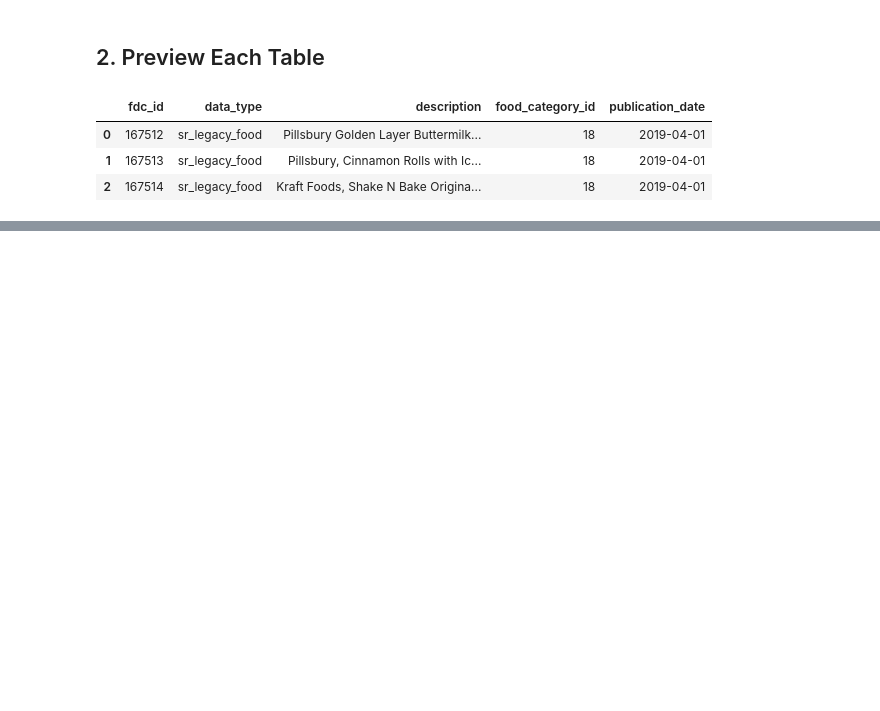
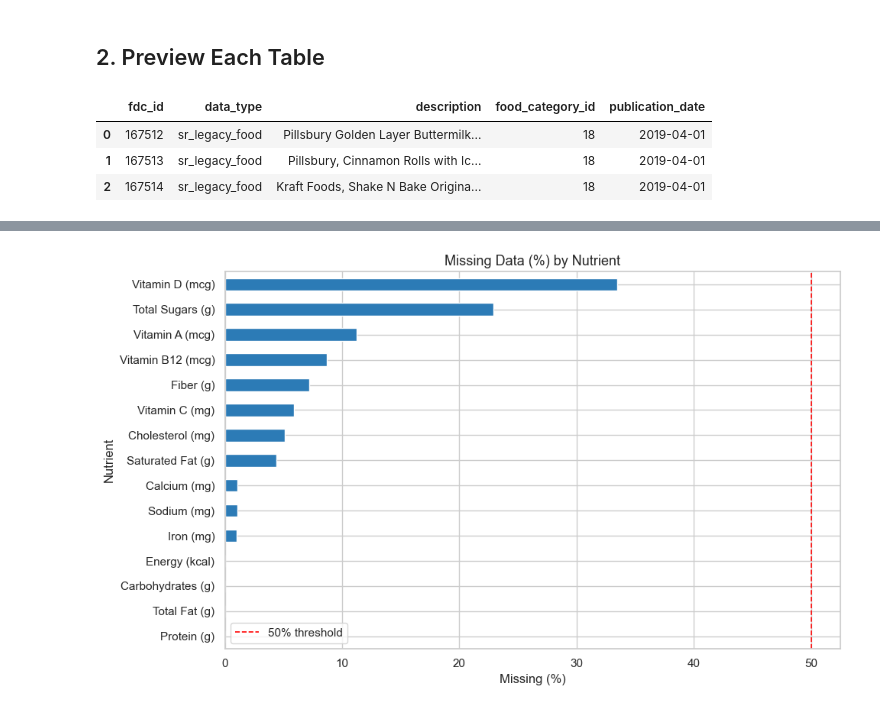
Before and after one commit to AlantheG21/USDA_Data_Visualization, a Jupyter notebook: notebooks/usdaFoodNutrition.ipynb, the cells around one changed output, grey strips where cells are left out. Drawn from its saved outputs; the diff is of its cells as text; code cells hidden in the pictures; blank space fills up the shorter version.

```diff
--- a/notebooks/usdaFoodNutrition.ipynb
+++ b/notebooks/usdaFoodNutrition.ipynb
@@ -1,6 +1,16 @@
 # %%
+import os
 import pandas as pd
 import numpy as np
 import matplotlib.pyplot as plt
+import matplotlib.ticker as mticker
 import seaborn as sns
+
+# Consistent palette for all charts (VIZ-Q2)
+PALETTE = 'tab20'
+PRIMARY_COLOR = '#2C7BB6'
+sns.set_theme(style='whitegrid', palette=PALETTE)
+
+# Ensure assets folder exists for chart exports (VIZ-Q5)
+os.makedirs('../assets', exist_ok=True)
 # %% [markdown]
@@ -179,17 +211,0 @@ Simple row-dropping would create selection bias toward commercially processed fo
-# %%
-nutrient_cols = list(NUTRIENTS_OF_INTEREST.values())
-
-# Overall missingness per nutrient
-missing_pct = df[nutrient_cols].isnull().mean().sort_values(ascending=False) * 100
-
-fig, ax = plt.subplots(figsize=(10, 6))
-colors = ['#e05c5c' if p > 50 else '#5c8fe0' for p in missing_pct]
-missing_pct.plot(kind='barh', ax=ax, color=colors[::-1])
-ax.axvline(50, color='red', linestyle='--', linewidth=1.2, label='50% threshold')
-ax.set_title('Overall Missing Data by Nutrient')
-ax.set_xlabel('Missing (%)')
-ax.legend()
-plt.tight_layout()
-plt.show()
-
-missing_pct.reset_index().rename(columns={'index': 'Nutrient', 0: 'Missing (%)'}).round(1)
@@ -364,0 +235,15 @@ Columns: ['fdc_id', 'description', 'category', 'Vitamin C (mg)', 'Vitamin D (mcg
+# %%
+# Visualise overall missingness
+fig, ax = plt.subplots(figsize=(10, 6))
+colors = ['#e05c5c' if p > 50 else PRIMARY_COLOR for p in missing_pct]
+missing_pct.sort_values().plot(kind='barh', ax=ax, color=colors[::-1])
+ax.axvline(50, color='red', linestyle='--', linewidth=1.2, label='50% threshold')
+ax.set_title('Missing Data (%) by Nutrient', fontsize=13)
+ax.set_xlabel('Missing (%)')
+ax.set_ylabel('Nutrient')
+ax.legend()
+plt.tight_layout()
+plt.savefig('../assets/missing_overall.png', dpi=150, bbox_inches='tight')
+plt.show()
+# %% [output]
+[figure, added]
```
Also changed, not shown: parts of 67 cells of this notebook.
